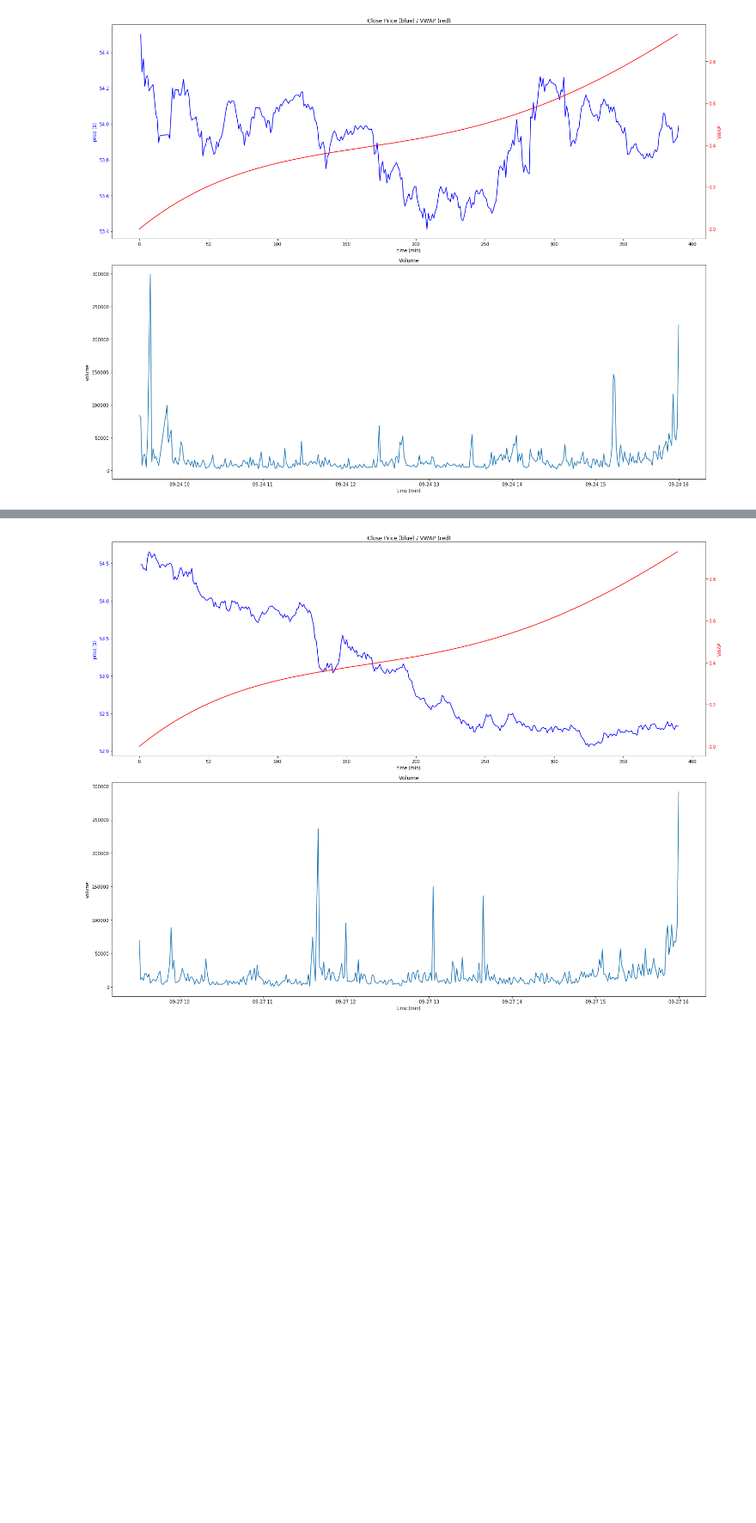
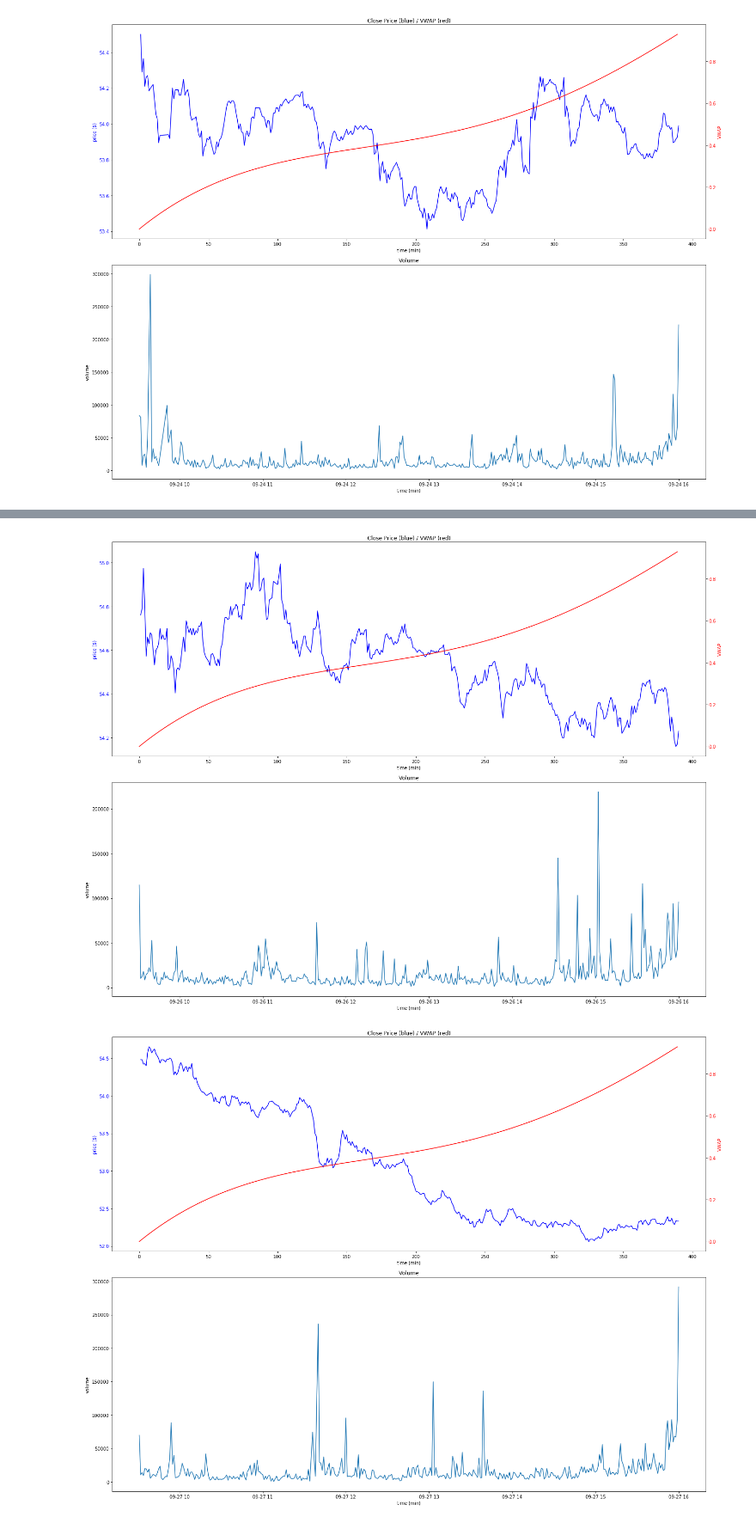
Before and after one commit to r50206v/E4729-Algorithm-Trading, a Jupyter notebook: Assignment 1/assignment1-5.ipynb, the cells around one changed output, grey strips where cells are left out. Shown at 86% size. Drawn from its saved outputs; the diff is of its cells as text; code cells hidden in the pictures; blank space fills up the shorter version.

```diff
--- a/Assignment 1/assignment1-5.ipynb
+++ b/Assignment 1/assignment1-5.ipynb
@@ -190,3 +195,8 @@ plotPriceVWAP(data, single_date)
+# %%
+single_date = '2019-09-26'
+plotPriceVWAP(data, single_date)
+# %% [output]
+[figure, added]
 # %%
 single_date = '2019-09-27'
 plotPriceVWAP(data, single_date)
```
Also changed, not shown: parts of 5 cells of this notebook.
